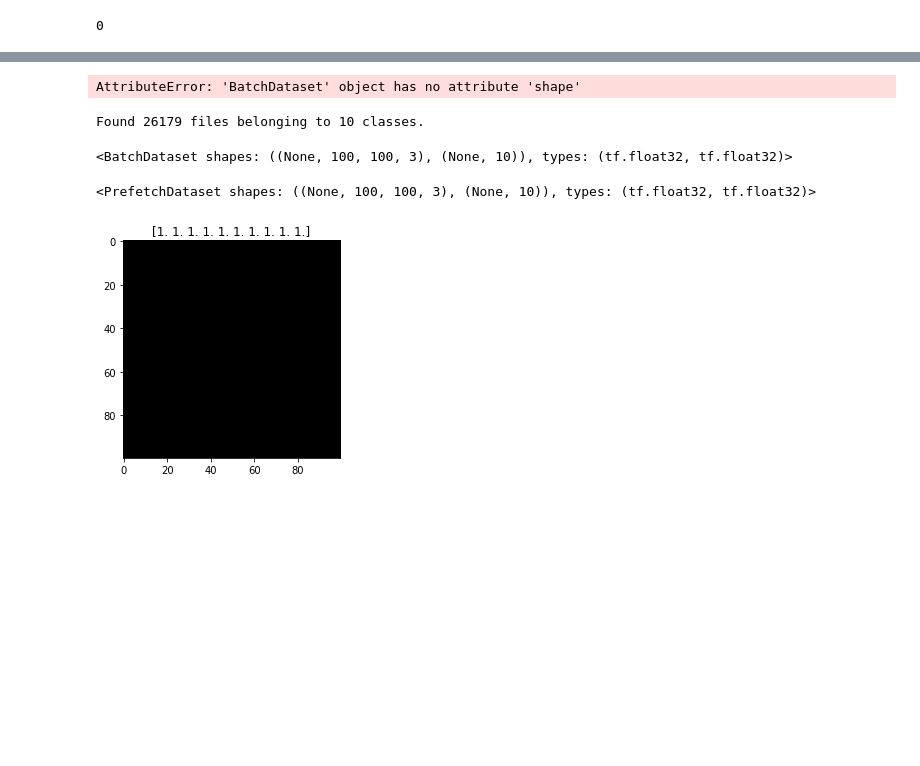
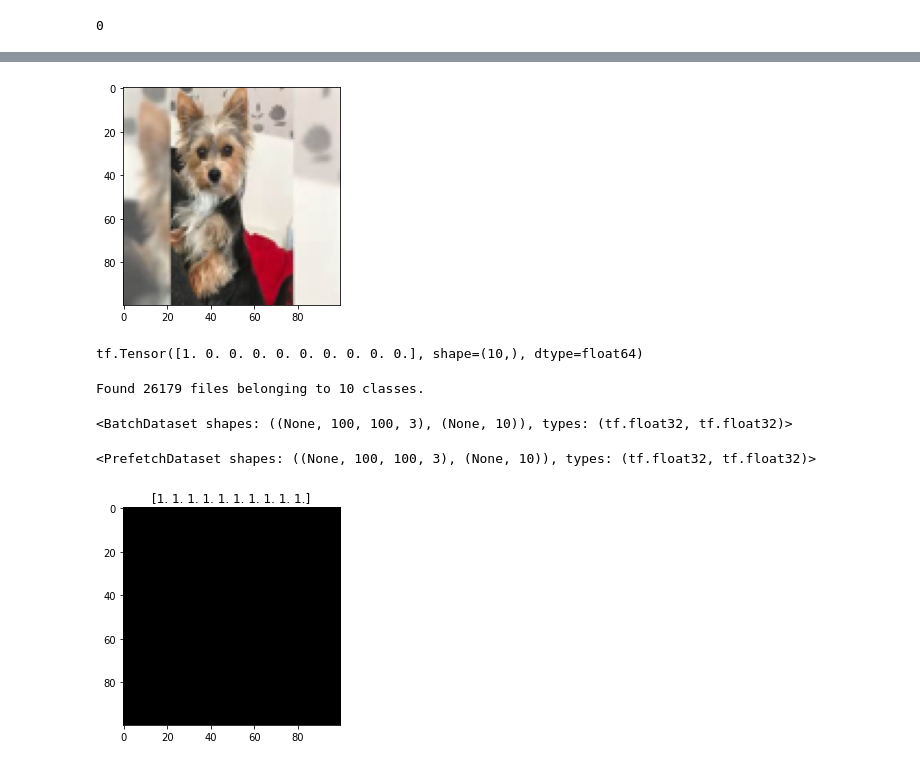
Before and after one commit to SeHwanYoo/kaggle_study, a Jupyter notebook: animal_10.ipynb, the cells around one changed output, grey strips where cells are left out. Cells and saved outputs as stored; diff of their text form; code cells hidden in the pictures; blank space fills up the shorter version.

```diff
--- a/animal_10.ipynb
+++ b/animal_10.ipynb
@@ -25,16 +40,31 @@ print(aa)
 # %%
+# https://www.kaggle.com/code/min4tozaki/animal-classification
+# Converting to center
+
+def centering_img(img):
+    size = [RES, RES]
+
+    img_size = img.size
+
+    row = (size[1] - img_size[0]) // 2
+    col = (size[0] - img_size[1]) // 2
+
+    resized = np.zeros(list(size) + [img.shape[2]], dtype=np.uint8)
+    resized[row:(row + img.size[0]), col:(col + img.size[1])] = img
+
 def get_image(img):
-    img = Image.open(img)
-    img = img.resize((RES, RES))
-    img = img.convert('RGB')
-    img = np.array(img) / 255.
+    img = Image.open(img).convert('RGB')
+    # img = img.resize((RES, RES))
+    # img = img
+    img = centering_img(img)
+    img = np.array(img) / 254.
     return img
 
 
 def get_label(name):
     lbl = name.split('\\')[-2]
     # print(lbl)
-    return class_name.index(lbl)
+    return to_categorical(class_name.index(lbl), N_CLASS)
 
 
 # for file_path in images:
@@ -51,0 +82,11 @@ images_list.shape, labels_list.shape
+# %%
+# images
+
+
+img = Image.open('.\\20220303\\archive\\raw-img\\cane\\OIF-e2bexWrojgtQnAPPcUfOWQ.jpeg')
+# img = img.resize((RES, RES))
+# img = img.convert('RGB')
+# img = np.array(img)
+
+# img.max(), img.min()
+img.size
@@ -55,10 +119,18 @@ list_ds = tf.data.Dataset.from_tensor_slices((images_list, labels_list))
 val_size = int(len(images) * 0.2)
 train_ds = list_ds.skip(val_size)
 val_ds = list_ds.take(val_size)
+# %%
+for img, lbl in list_ds.take(1):
+    pass
+# %%
+
+plt.imshow(img)
+# plt.title(lbl)
+plt.show()
+print(lbl)
+# %% [output]
+[figure, added]
+tf.Tensor([1. 0. 0. 0. 0. 0. 0. 0. 0. 0.], shape=(10,), dtype=float64)
 # %%
 train_ds1 = train_ds.shuffle(100).batch(64)
 val_ds1 = val_ds.batch(64)
-# %%
-train_ds1.shape
-# %% [output]
-AttributeError: 'BatchDataset' object has no attribute 'shape'
```
Also changed, not shown: parts of 9 cells of this notebook.
